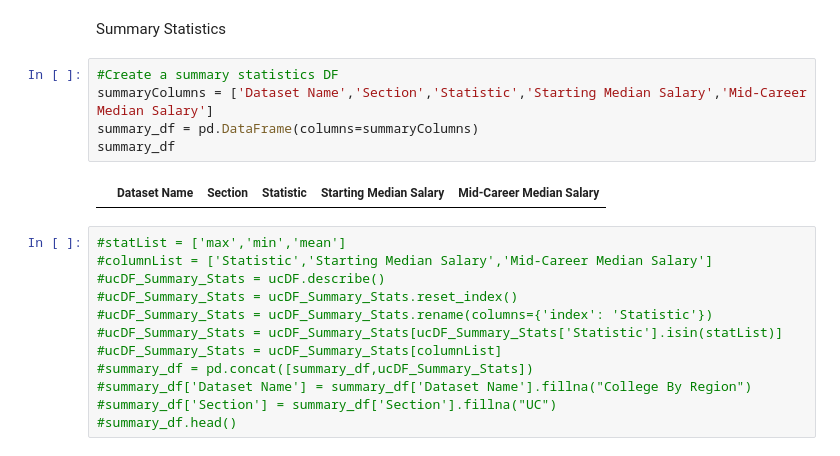
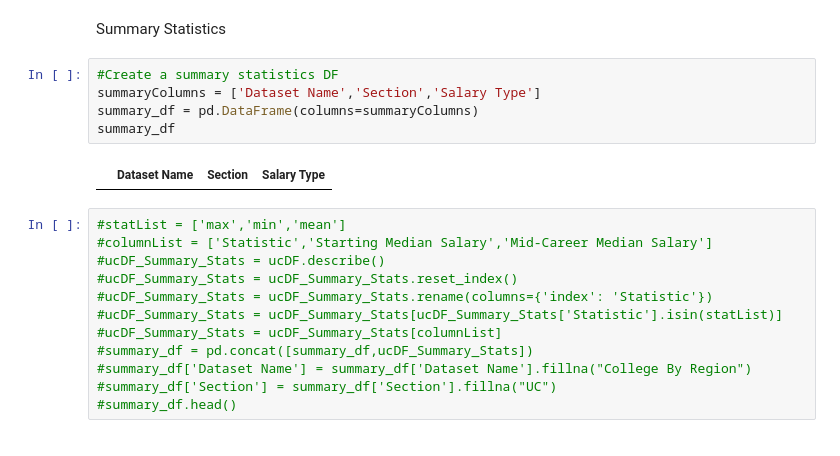
Before and after one commit to Immersor-git/CECS_450_Fall2023_Sem_Project, a Jupyter notebook: Bonnie - Jupyter Notebook/bonnieWIP.ipynb, the cells around one changed output. Cells and saved outputs as stored; diff of their text form.

```diff
--- a/Bonnie - Jupyter Notebook/bonnieWIP.ipynb
+++ b/Bonnie - Jupyter Notebook/bonnieWIP.ipynb
@@ -259,11 +259,11 @@ I am realziing here that the graphs here are ugly, so I am going to process and
 Summary Statistics
 # %%
 #Create a summary statistics DF
-summaryColumns = ['Dataset Name','Section','Statistic','Starting Median Salary','Mid-Career Median Salary']
+summaryColumns = ['Dataset Name','Section','Salary Type']
 summary_df = pd.DataFrame(columns=summaryColumns)
 summary_df
 # %% [output]
-|  | Dataset Name | Section | Statistic | Starting Median Salary | Mid-Career Median Salary |
+|  | Dataset Name | Section | Salary Type |
 # %%
 #statList = ['max','min','mean']
 #columnList = ['Statistic','Starting Median Salary','Mid-Career Median Salary']
```
Also changed, not shown: parts of 2 cells of this notebook.
